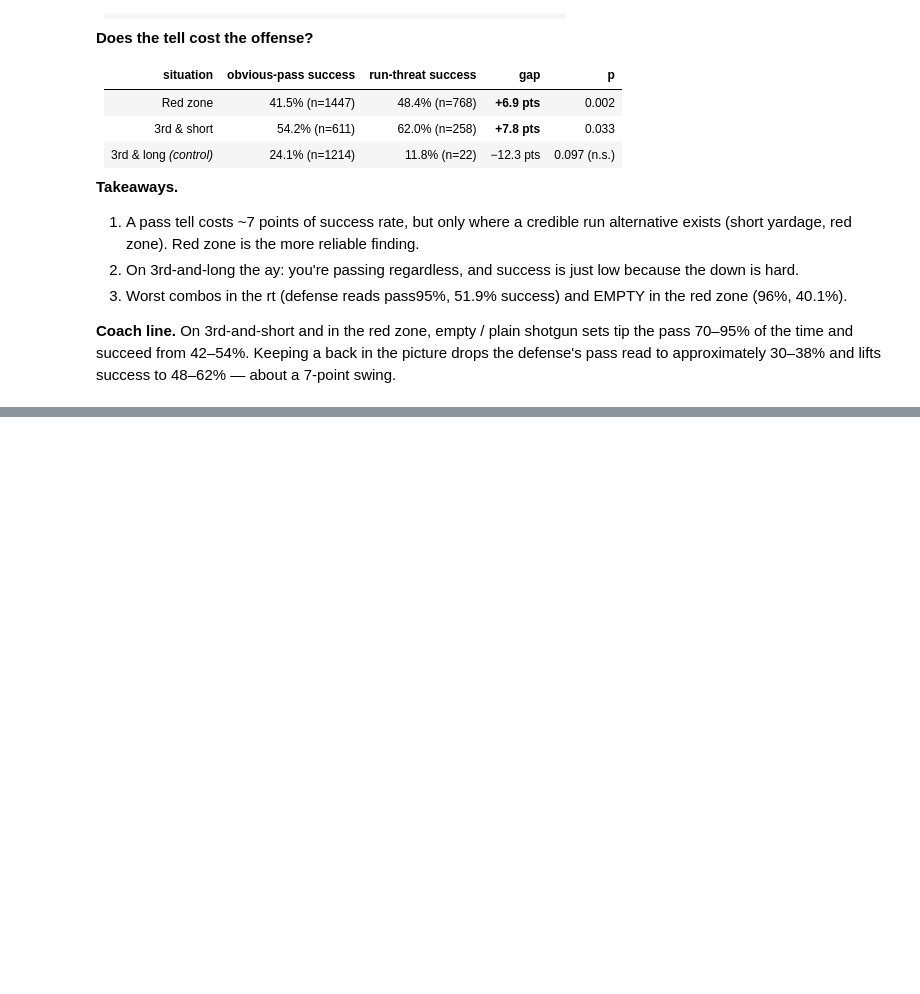
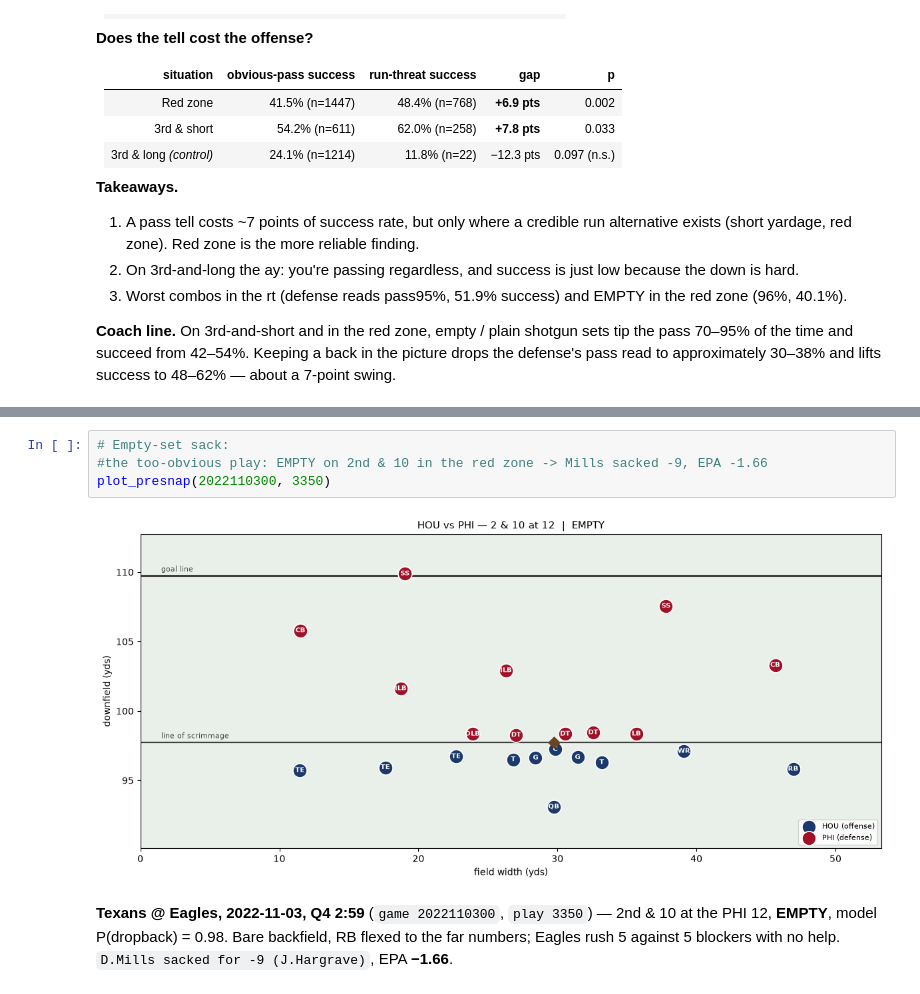
Before and after one commit to seanlee2802/Practice-repo, a Jupyter notebook: notebooks/O_6_final_questions.ipynb, the cells around one changed output, grey strips where cells are left out. Cells and saved outputs as stored; diff of their text form; blank space fills up the shorter version.

```diff
--- a/notebooks/O_6_final_questions.ipynb
+++ b/notebooks/O_6_final_questions.ipynb
@@ -281,0 +329,8 @@ formations (SINGLEBACK,PISTOL, I-FORM, JUMBO, WILDCAT) fixed situations, so any
+# %%
+# Empty-set sack:
+#the too-obvious play: EMPTY on 2nd & 10 in the red zone -> Mills sacked -9, EPA -1.66
+plot_presnap(2022110300, 3350)
+# %% [output]
+[figure, added]
+# %% [markdown]
+**Texans @ Eagles, 2022-11-03, Q4 2:59** (`game 2022110300`, `play 3350`) — 2nd & 10 at the PHI 12, **EMPTY**, model P(dropback) = 0.98. Bare backfield, RB flexed to the far numbers; Eagles rush 5 against 5 blockers with no help. `D.Mills sacked for -9 (J.Hargrave)`, EPA **−1.66**.
```
Also changed, not shown: parts of 3 cells of this notebook.
